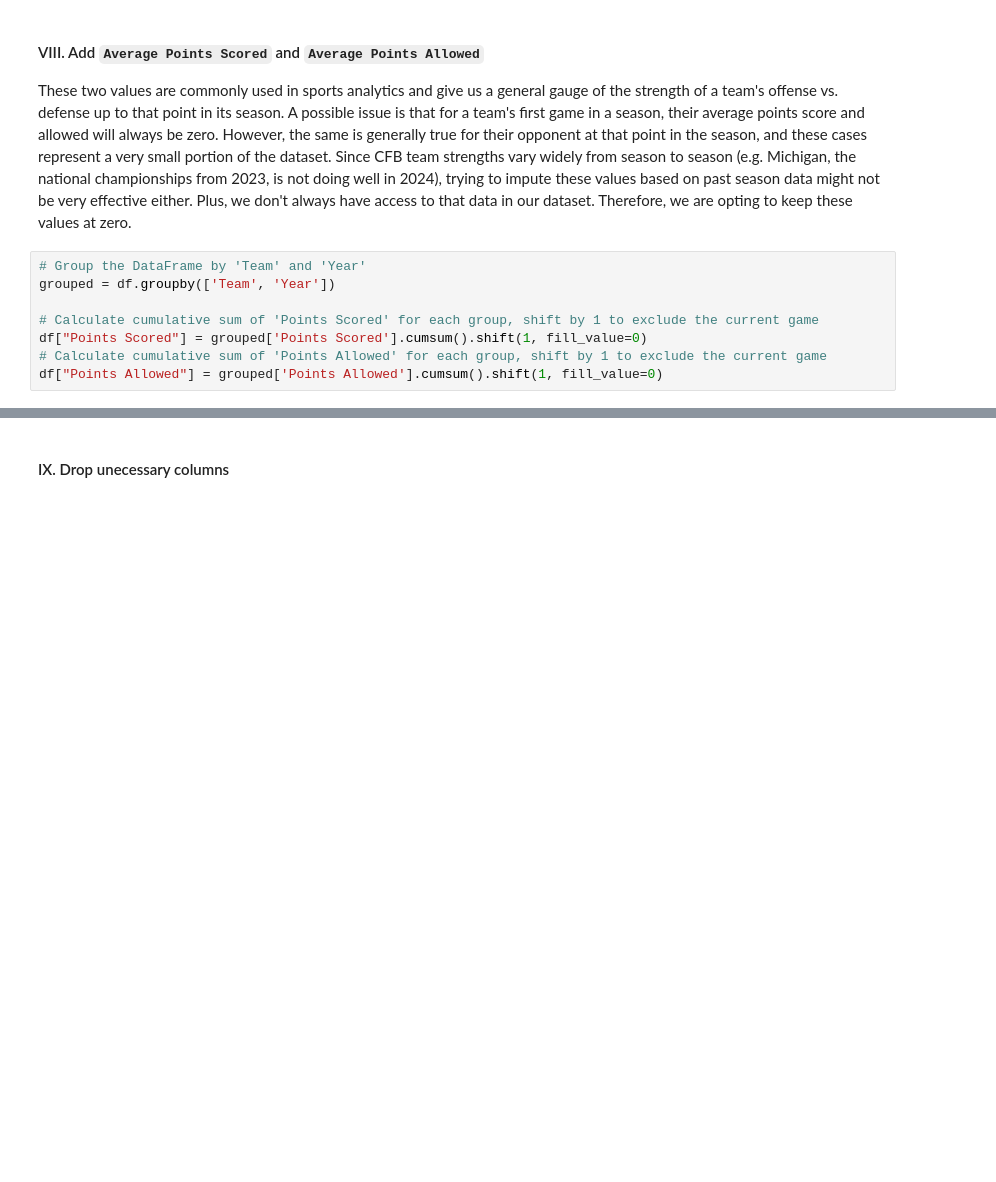
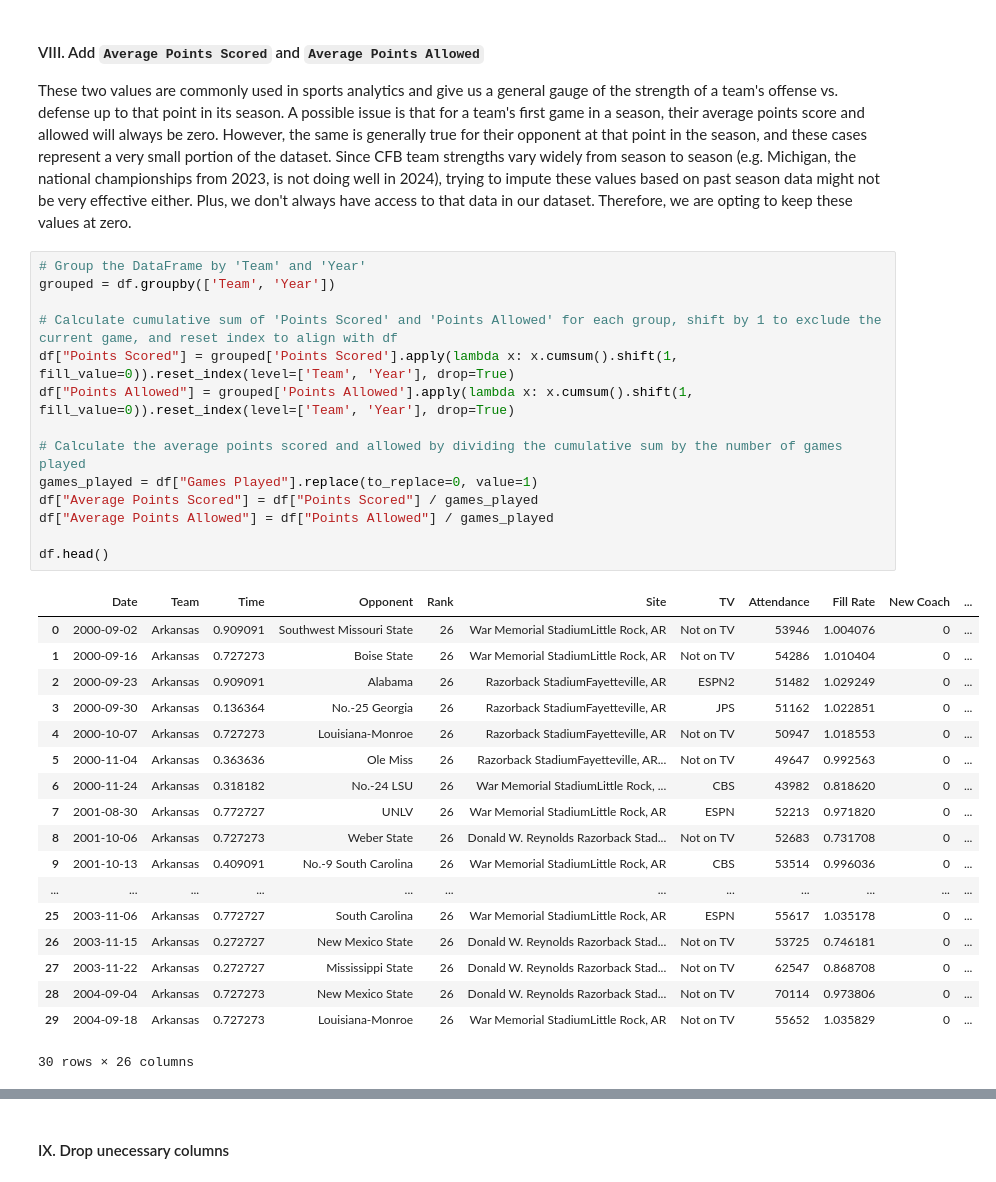
Before and after one commit to lancezhang04/CFBWinPrediction, a Jupyter notebook: main.ipynb, the cells around one changed output, grey strips where cells are left out. Cells and saved outputs as stored; diff of their text form; blank space fills up the shorter version.

Commit message:
fixed avg points scored

```diff
--- a/main.ipynb
+++ b/main.ipynb
@@ -355,8 +355,33 @@ These two values are commonly used in sports analytics and give us a general gau
 # %%
 # Group the DataFrame by 'Team' and 'Year'
 grouped = df.groupby(['Team', 'Year'])
 
-# Calculate cumulative sum of 'Points Scored' for each group, shift by 1 to exclude the current game
-df["Points Scored"] = grouped['Points Scored'].cumsum().shift(1, fill_value=0)
-# Calculate cumulative sum of 'Points Allowed' for each group, shift by 1 to exclude the current game
-df["Points Allowed"] = grouped['Points Allowed'].cumsum().shift(1, fill_value=0)
+# Calculate cumulative sum of 'Points Scored' and 'Points Allowed' for each group, shift by 1 to exclude the current game, and reset index to align with df
+df["Points Scored"] = grouped['Points Scored'].apply(lambda x: x.cumsum().shift(1, fill_value=0)).reset_index(level=['Team', 'Year'], drop=True)
+df["Points Allowed"] = grouped['Points Allowed'].apply(lambda x: x.cumsum().shift(1, fill_value=0)).reset_index(level=['Team', 'Year'], drop=True)
+
+# Calculate the average points scored and allowed by dividing the cumulative sum by the number of games played
+games_played = df["Games Played"].replace(to_replace=0, value=1)
+df["Average Points Scored"] = df["Points Scored"] / games_played
+df["Average Points Allowed"] = df["Points Allowed"] / games_played
+
+df.head()
+# %% [output]
+|  | Date | Team | Time | Opponent | Rank | Site | TV | Attendance | Fill Rate | New Coach | ... |
+| 0 | 2000-09-02 | Arkansas | 0.909091 | Southwest Missouri State | 26 | War Memorial StadiumLittle Rock, AR | Not on TV | 53946 | 1.004076 | 0 | ... |
+| 1 | 2000-09-16 | Arkansas | 0.727273 | Boise State | 26 | War Memorial StadiumLittle Rock, AR | Not on TV | 54286 | 1.010404 | 0 | ... |
+| 2 | 2000-09-23 | Arkansas | 0.909091 | Alabama | 26 | Razorback StadiumFayetteville, AR | ESPN2 | 51482 | 1.029249 | 0 | ... |
+| 3 | 2000-09-30 | Arkansas | 0.136364 | No.-25 Georgia | 26 | Razorback StadiumFayetteville, AR | JPS | 51162 | 1.022851 | 0 | ... |
+| 4 | 2000-10-07 | Arkansas | 0.727273 | Louisiana-Monroe | 26 | Razorback StadiumFayetteville, AR | Not on TV | 50947 | 1.018553 | 0 | ... |
+| 5 | 2000-11-04 | Arkansas | 0.363636 | Ole Miss | 26 | Razorback StadiumFayetteville, AR... | Not on TV | 49647 | 0.992563 | 0 | ... |
+| 6 | 2000-11-24 | Arkansas | 0.318182 | No.-24 LSU | 26 | War Memorial StadiumLittle Rock, ... | CBS | 43982 | 0.818620 | 0 | ... |
+| 7 | 2001-08-30 | Arkansas | 0.772727 | UNLV | 26 | War Memorial StadiumLittle Rock, AR | ESPN | 52213 | 0.971820 | 0 | ... |
+| 8 | 2001-10-06 | Arkansas | 0.727273 | Weber State | 26 | Donald W. Reynolds Razorback Stad... | Not on TV | 52683 | 0.731708 | 0 | ... |
+| 9 | 2001-10-13 | Arkansas | 0.409091 | No.-9 South Carolina | 26 | War Memorial StadiumLittle Rock, AR | CBS | 53514 | 0.996036 | 0 | ... |
+| ... | ... | ... | ... | ... | ... | ... | ... | ... | ... | ... | ... |
+| 25 | 2003-11-06 | Arkansas | 0.772727 | South Carolina | 26 | War Memorial StadiumLittle Rock, AR | ESPN | 55617 | 1.035178 | 0 | ... |
+| 26 | 2003-11-15 | Arkansas | 0.272727 | New Mexico State | 26 | Donald W. Reynolds Razorback Stad... | Not on TV | 53725 | 0.746181 | 0 | ... |
+| 27 | 2003-11-22 | Arkansas | 0.272727 | Mississippi State | 26 | Donald W. Reynolds Razorback Stad... | Not on TV | 62547 | 0.868708 | 0 | ... |
+| 28 | 2004-09-04 | Arkansas | 0.727273 | New Mexico State | 26 | Donald W. Reynolds Razorback Stad... | Not on TV | 70114 | 0.973806 | 0 | ... |
+| 29 | 2004-09-18 | Arkansas | 0.727273 | Louisiana-Monroe | 26 | War Memorial StadiumLittle Rock, AR | Not on TV | 55652 | 1.035829 | 0 | ... |
+30 rows × 26 columns
```
Also changed, not shown: parts of 5 cells of this notebook.
